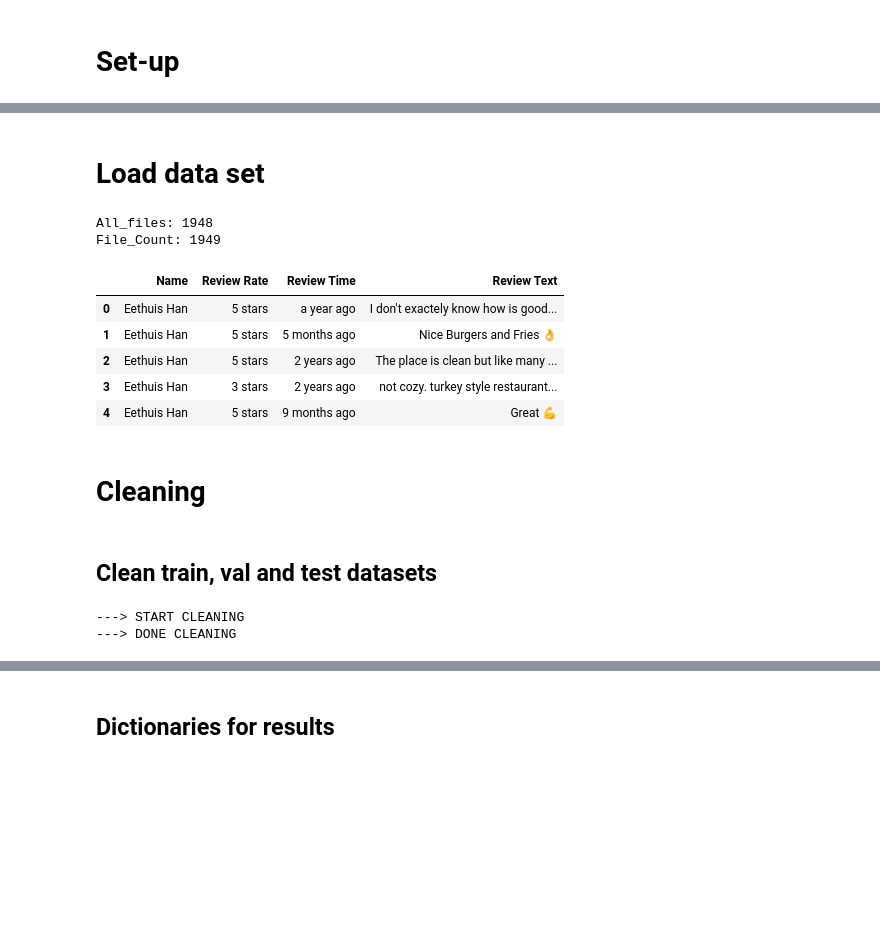
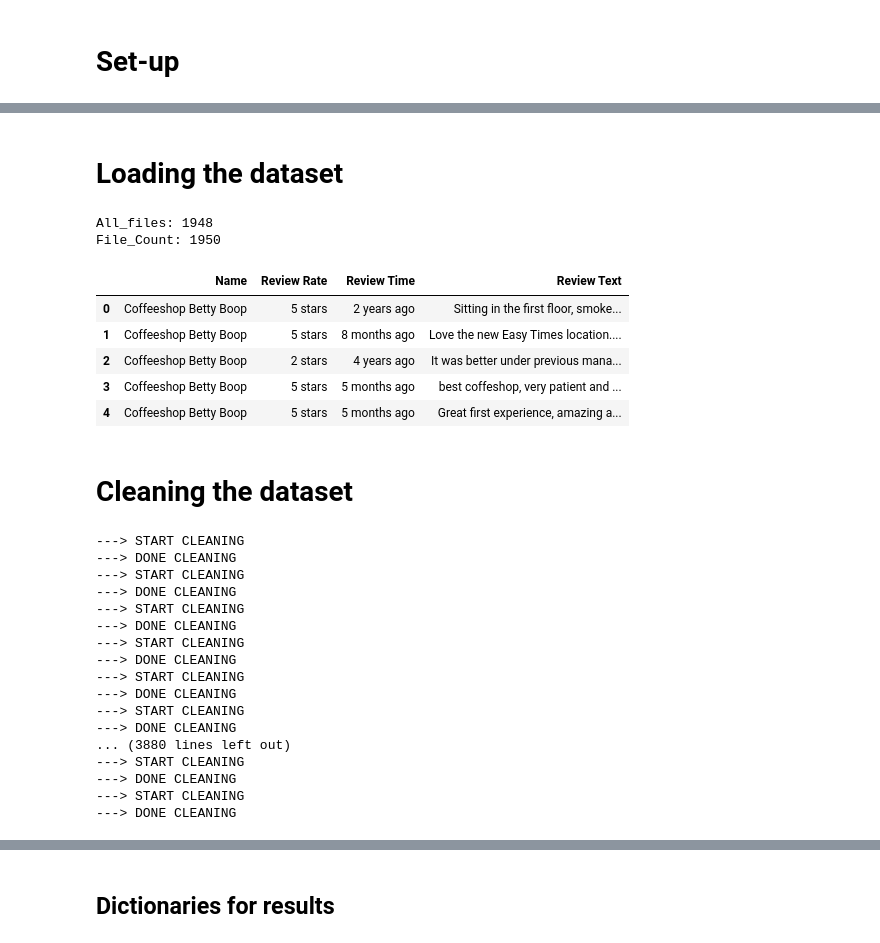
Before and after one commit to Amsterdam-Internships/Venue-Accessibility-Google-Reviews, a Jupyter notebook: pipeline_google_reviews.ipynb, the cells around one changed output, grey strips where cells are left out. Cells and saved outputs as stored; diff of their text form; code cells hidden in the pictures; blank space fills up the shorter version.

```diff
--- a/pipeline_google_reviews.ipynb
+++ b/pipeline_google_reviews.ipynb
@@ -180,11 +158,12 @@ class color:
-# %% [markdown]
-# Load data set
+# %% [markdown]
+# Loading the dataset
 # %%
 # ---------- READ ALL REVIEWS ----------
 import glob
 import os
+import pandas as pd
 
-path = "/content/drive/MyDrive/Colab_Notebooks/Venue-Accessibility-NLP"
+path = "/Users/mylene/BachelorsProject/Venue-Accessibility-Google-Reviews/Lizzie's Code"
 
 # Define path and files
 path_google_reviews = path+"/GoogleReviews"
@@ -208,30 +187,23 @@ for i in range(file_count):
 
 # Create empty list
 dataframes_list = []
-
 # append datasets to the list
-for i in range(file_count-1):
-    temp_df = pd.read_csv(all_files[i])
+for file in all_files:
+    temp_df = pd.read_csv(file)
     temp_df = temp_df.drop(columns="Unnamed: 0")
     dataframes_list.append(temp_df)
-
-
-#example_review =
-
-##reviews_Zouk_ChIJFdEoz-YJxkcR7VSywkI6Kp0
-
 # Define path to save the summaries
 path_summaries = path + "/Results"
 # %% [output]
 All_files: 1948
-File_Count: 1949
+File_Count: 1950
 # %%
 # Example Review DataFrame
-dataframes_list[0].head()
+dataframes_list[1945].head()
 # %% [output]
 |  | Name | Review Rate | Review Time | Review Text |
-| 0 | Eethuis Han | 5 stars | a year ago | I don't exactely know how is good... |
-| 1 | Eethuis Han | 5 stars | 5 months ago | Nice Burgers and Fries 👌 |
-| 2 | Eethuis Han | 5 stars | 2 years ago | The place is clean but like many ... |
-| 3 | Eethuis Han | 3 stars | 2 years ago | not cozy. turkey style restaurant... |
-| 4 | Eethuis Han | 5 stars | 9 months ago | Great 💪 |
+| 0 | Coffeeshop Betty Boop | 5 stars | 2 years ago | Sitting in the first floor, smoke... |
+| 1 | Coffeeshop Betty Boop | 5 stars | 8 months ago | Love the new Easy Times location.... |
+| 2 | Coffeeshop Betty Boop | 2 stars | 4 years ago | It was better under previous mana... |
+| 3 | Coffeeshop Betty Boop | 5 stars | 5 months ago | best coffeshop, very patient and ... |
+| 4 | Coffeeshop Betty Boop | 5 stars | 5 months ago | Great first experience, amazing a... |
@@ -240,4 +210,4 @@ example_review = dataframes_list[0]
 # %% [markdown]
-# Cleaning
+# Cleaning the dataset
 # %%
 def cleaning_df(df):
@@ -271,16 +243,29 @@ def cleaning_df(df):
 
     print("---> DONE CLEANING")
     return df
-# %% [markdown]
-## Clean train, val and test datasets
 # %%
 # ========= CLEAN DATA =========
 cleaned_reviews = []
-for df in dataframes_list[:5]:            # Remove [:5] to clean all reviews in the dataframes_list
+for df in dataframes_list:            # Remove [:5] to clean all reviews in the dataframes_list
   cleaned_reviews.append(cleaning_df(df))
 # %% [output]
 ---> START CLEANING
 ---> DONE CLEANING
+---> START CLEANING
+---> DONE CLEANING
+---> START CLEANING
+---> DONE CLEANING
+---> START CLEANING
+---> DONE CLEANING
+---> START CLEANING
+---> DONE CLEANING
+---> START CLEANING
+---> DONE CLEANING
+... (3880 lines left out)
+---> START CLEANING
+---> DONE CLEANING
+---> START CLEANING
+---> DONE CLEANING
 # %%
 # Preview of Cleaned Review
 cleaned_reviews[0].head()
```
Also changed, not shown: parts of 24 cells of this notebook, 1 other file.
